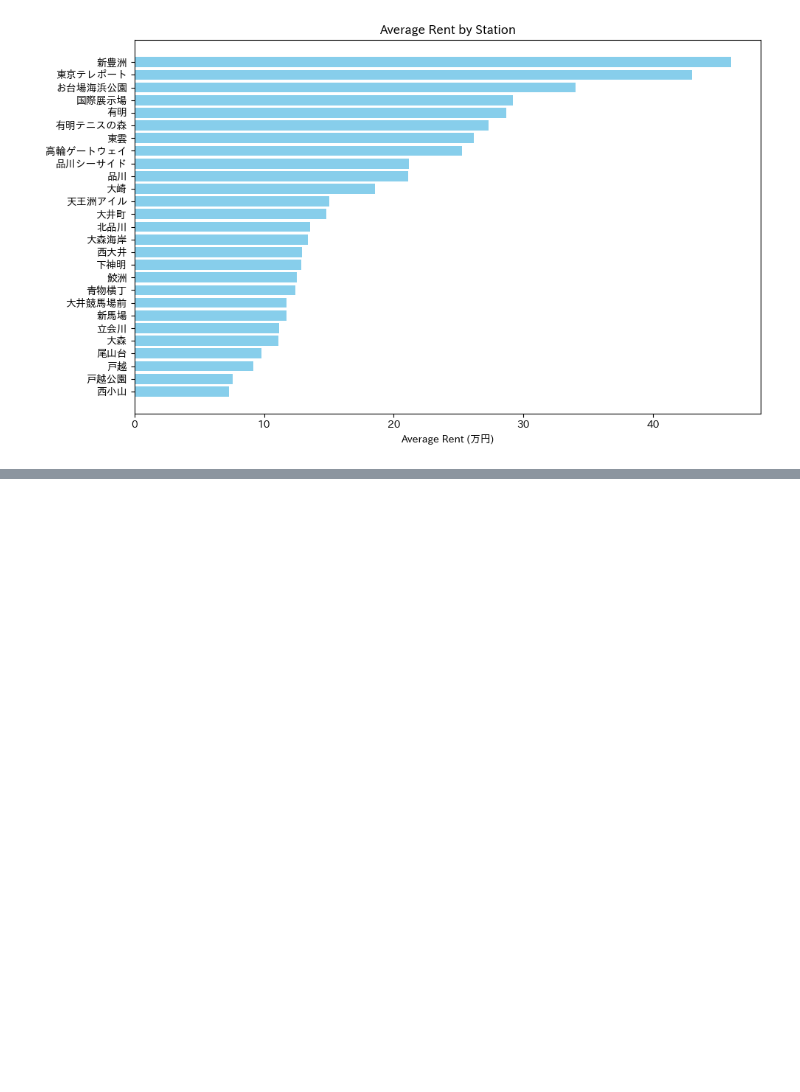
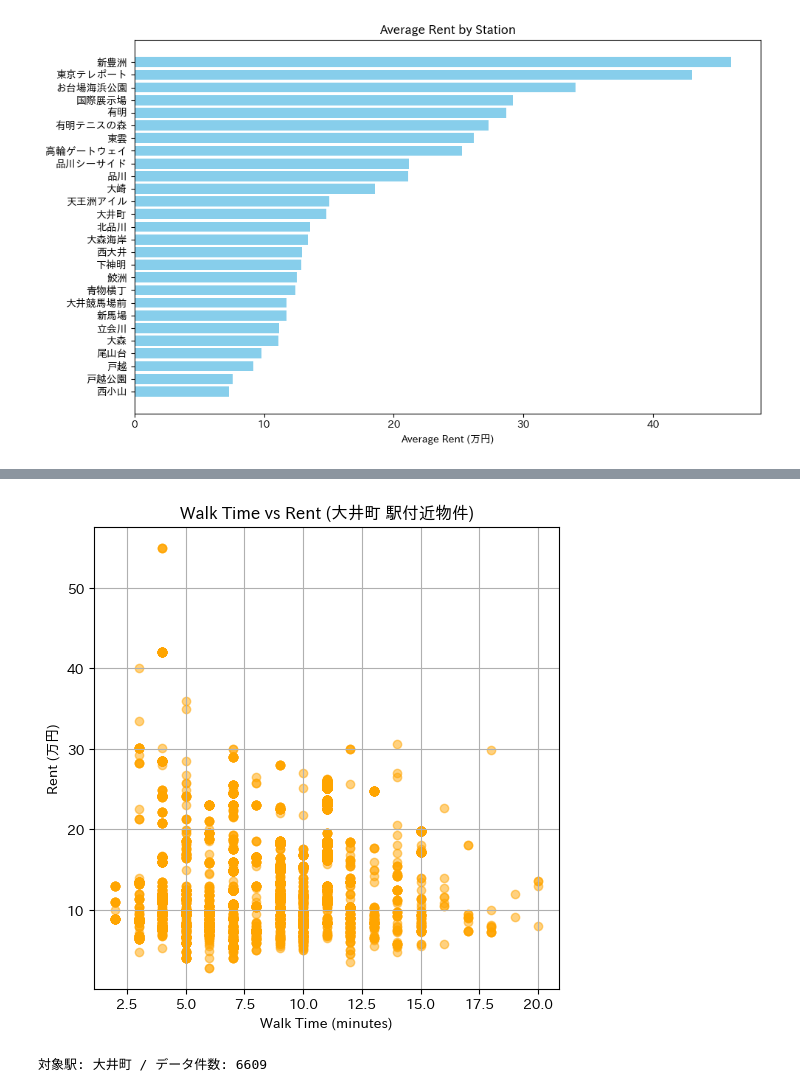
Before and after one commit to sakata5103/dsprog2, a Jupyter notebook: last/sukureipingu.ipynb, the cells around one changed output, grey strips where cells are left out. Drawn from its saved outputs; the diff is of its cells as text; code cells hidden in the pictures; blank space fills up the shorter version.

```diff
--- a/last/sukureipingu.ipynb
+++ b/last/sukureipingu.ipynb
@@ -1419,0 +1619,21 @@ plt.show()
+# %%
+# In[5]
+
+target_station = "大井町"  # 例: 駅名に「品川」を含む物件を検索
+df_shinagawa = loader.load_data(station=target_station)
+df_shinagawa_prep = parse_data(df_shinagawa)
+
+df_shinagawa_prep_valid = df_shinagawa_prep.dropna(subset=["walk_time", "price"])
+
+plt.figure(figsize=(6,6))
+plt.scatter(df_shinagawa_prep_valid["walk_time"], df_shinagawa_prep_valid["price"], alpha=0.5, color='orange')
+plt.title(f"Walk Time vs Rent ({target_station} 駅付近物件)")
+plt.xlabel("Walk Time (minutes)")
+plt.ylabel("Rent (万円)")
+plt.grid(True)
+plt.show()
+
+print(f"対象駅: {target_station} / データ件数: {len(df_shinagawa_prep_valid)}")
+# %% [output]
+[figure, added]
+対象駅: 大井町 / データ件数: 6609
```
Also changed, not shown: parts of 6 cells of this notebook.
